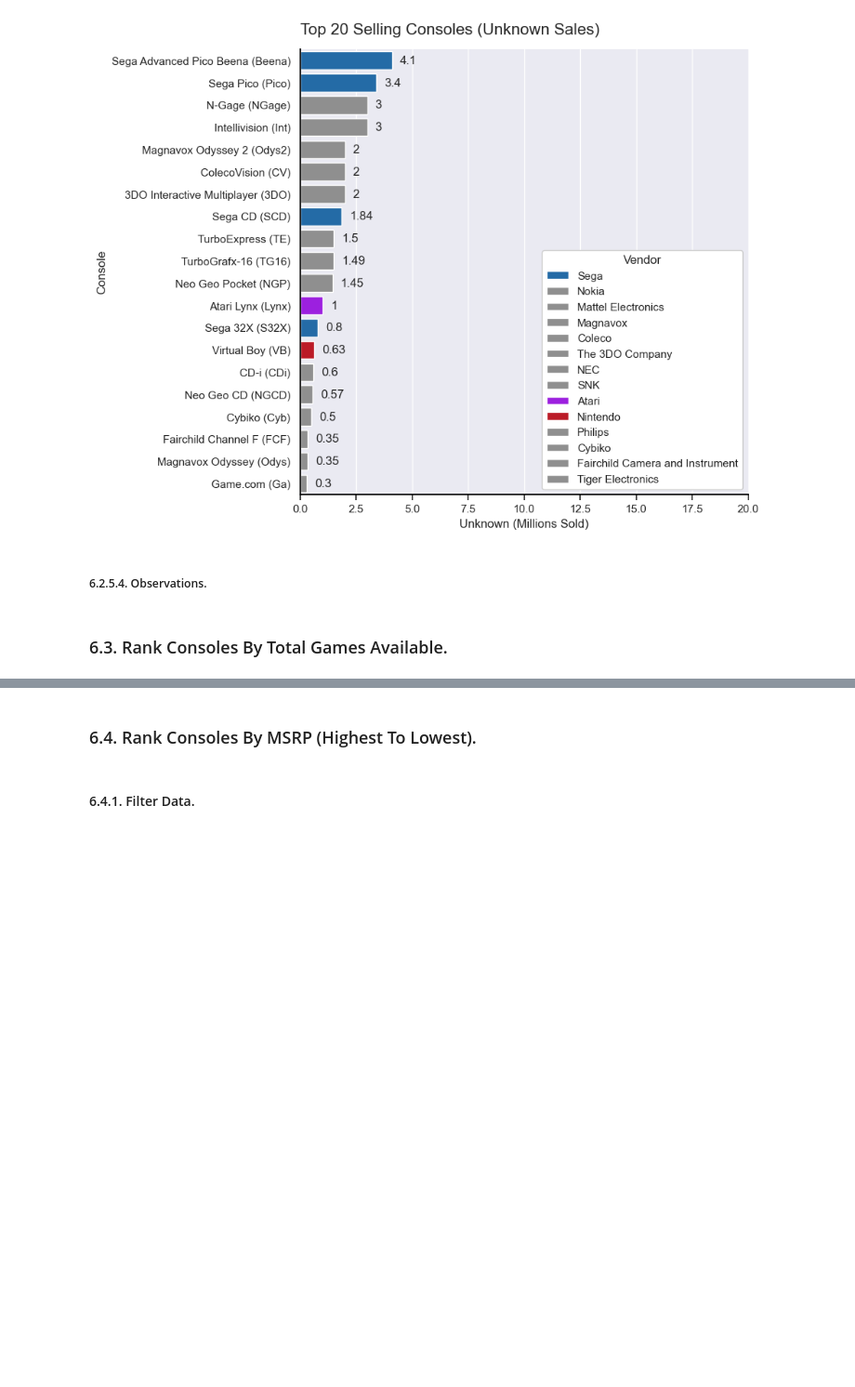
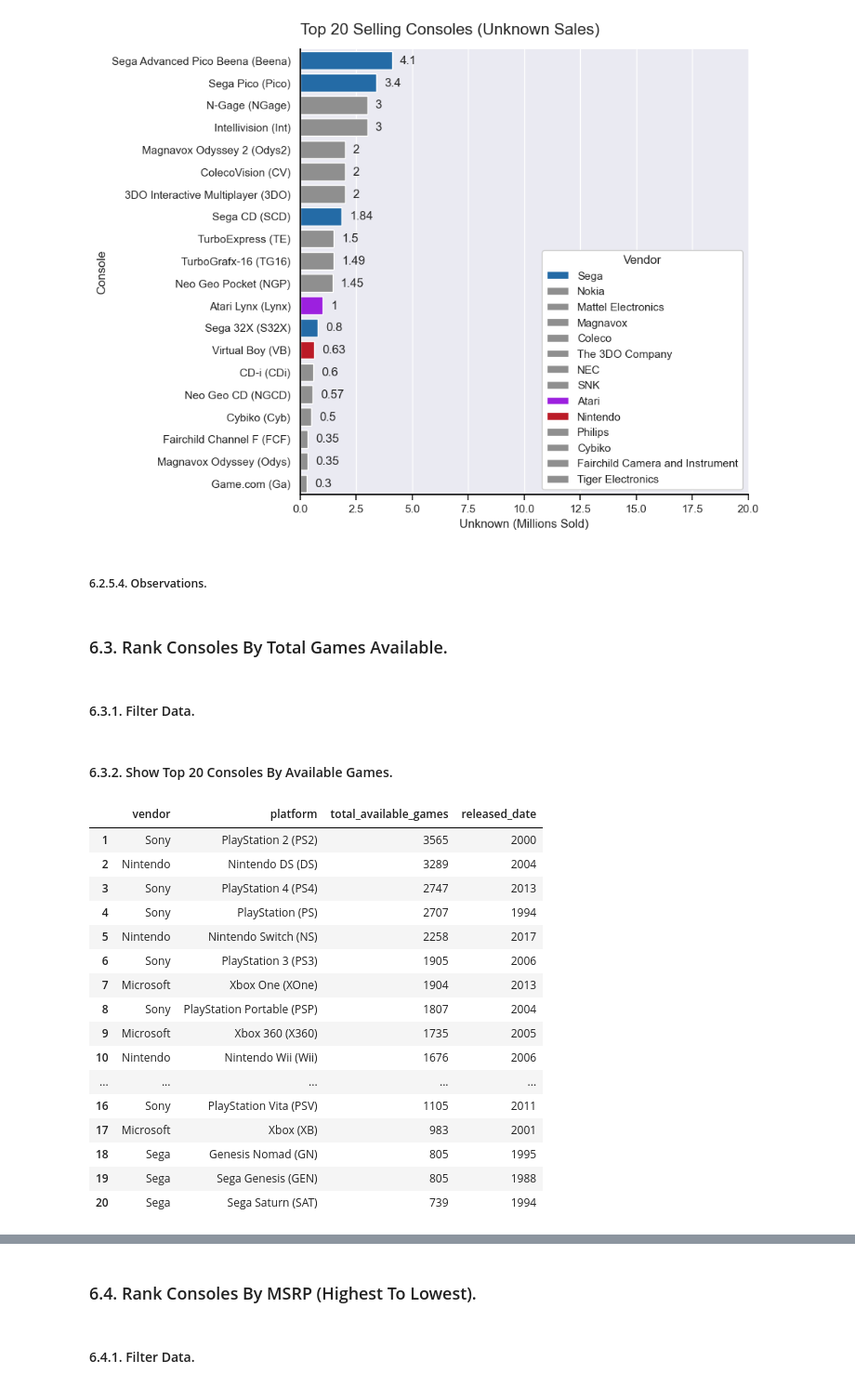
Before and after one commit to York13Pud/data-analytics-portfolio, a Jupyter notebook: video-game-console-sales/analysis.ipynb, the cells around one changed output, grey strips where cells are left out. Shown: that part at 93% size. Cells and saved outputs as stored; diff of their text form; code cells hidden in the pictures; blank space fills up the shorter version.

```diff
--- a/video-game-console-sales/analysis.ipynb
+++ b/video-game-console-sales/analysis.ipynb
@@ -478,3 +478,36 @@ sns_barplot_ax(data = unknown_sales,
 ##### 6.2.5.4. Observations.
 # %% [markdown]
 ### 6.3. Rank Consoles By Total Games Available.
+# %% [markdown]
+#### 6.3.1. Filter Data.
+# %%
+# -- Create a dataframe with the required filters and features:
+games_ranking = df[["vendor","platform", "total_available_games", "released_date"]]\
+                 .sort_values(by = "total_available_games",
+                              ascending = False)\
+                 .reset_index(drop = True)
+
+# -- Add 1 to each index to give the actual rank rather than starting at 0:
+games_ranking.index = games_ranking.index +1
+# %% [markdown]
+#### 6.3.2. Show Top 20 Consoles By Available Games.
+# %%
+games_ranking.head(20)
+# %% [output]
+|  | vendor | platform | total_available_games | released_date |
+| 1 | Sony | PlayStation 2 (PS2) | 3565 | 2000 |
+| 2 | Nintendo | Nintendo DS (DS) | 3289 | 2004 |
+| 3 | Sony | PlayStation 4 (PS4) | 2747 | 2013 |
+| 4 | Sony | PlayStation (PS) | 2707 | 1994 |
+| 5 | Nintendo | Nintendo Switch (NS) | 2258 | 2017 |
+| 6 | Sony | PlayStation 3 (PS3) | 1905 | 2006 |
+| 7 | Microsoft | Xbox One (XOne) | 1904 | 2013 |
+| 8 | Sony | PlayStation Portable (PSP) | 1807 | 2004 |
+| 9 | Microsoft | Xbox 360 (X360) | 1735 | 2005 |
+| 10 | Nintendo | Nintendo Wii (Wii) | 1676 | 2006 |
+| ... | ... | ... | ... | ... |
+| 16 | Sony | PlayStation Vita (PSV) | 1105 | 2011 |
+| 17 | Microsoft | Xbox (XB) | 983 | 2001 |
+| 18 | Sega | Genesis Nomad (GN) | 805 | 1995 |
+| 19 | Sega | Sega Genesis (GEN) | 805 | 1988 |
+| 20 | Sega | Sega Saturn (SAT) | 739 | 1994 |
```
Also changed, not shown: parts of 2 cells of this notebook.
